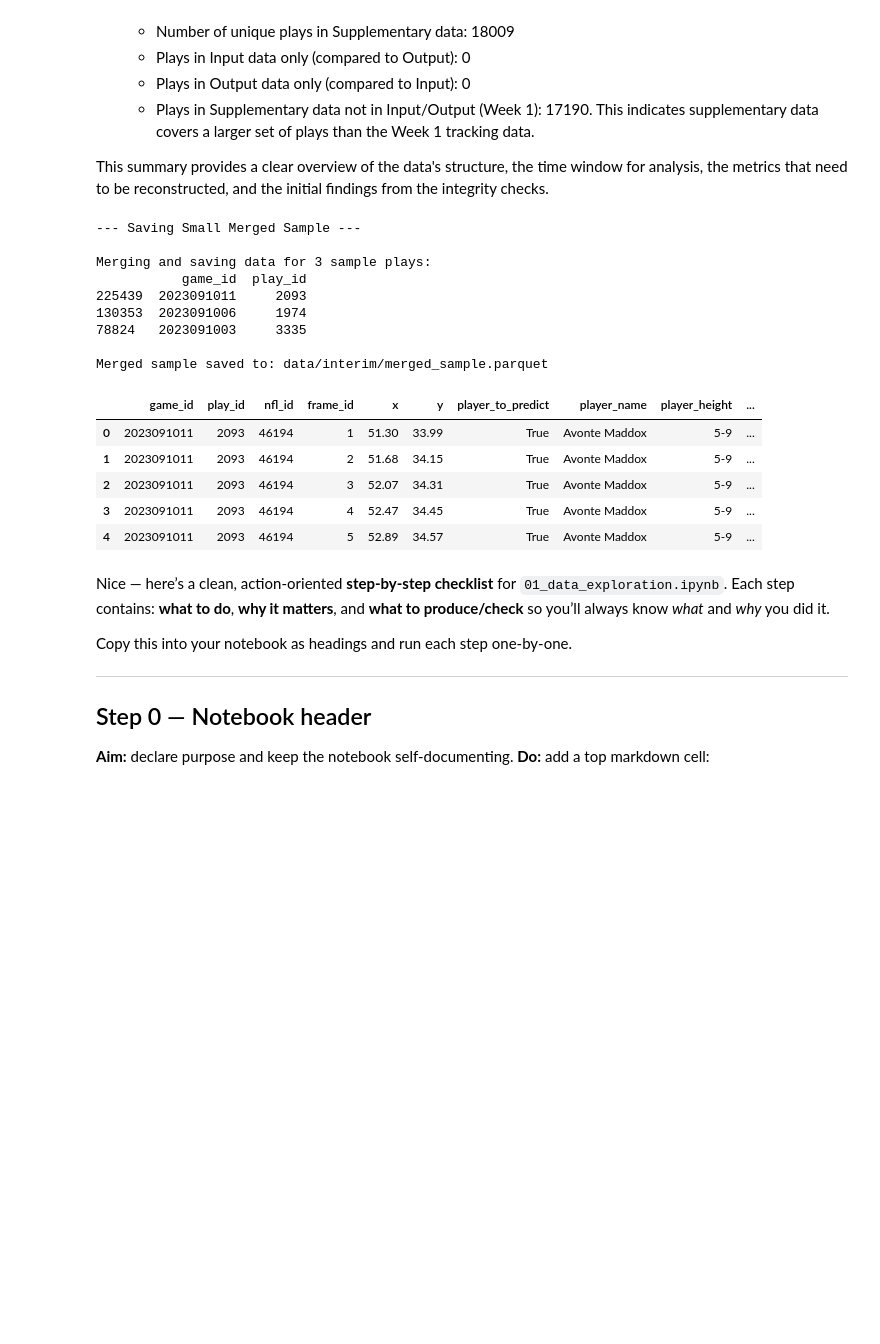
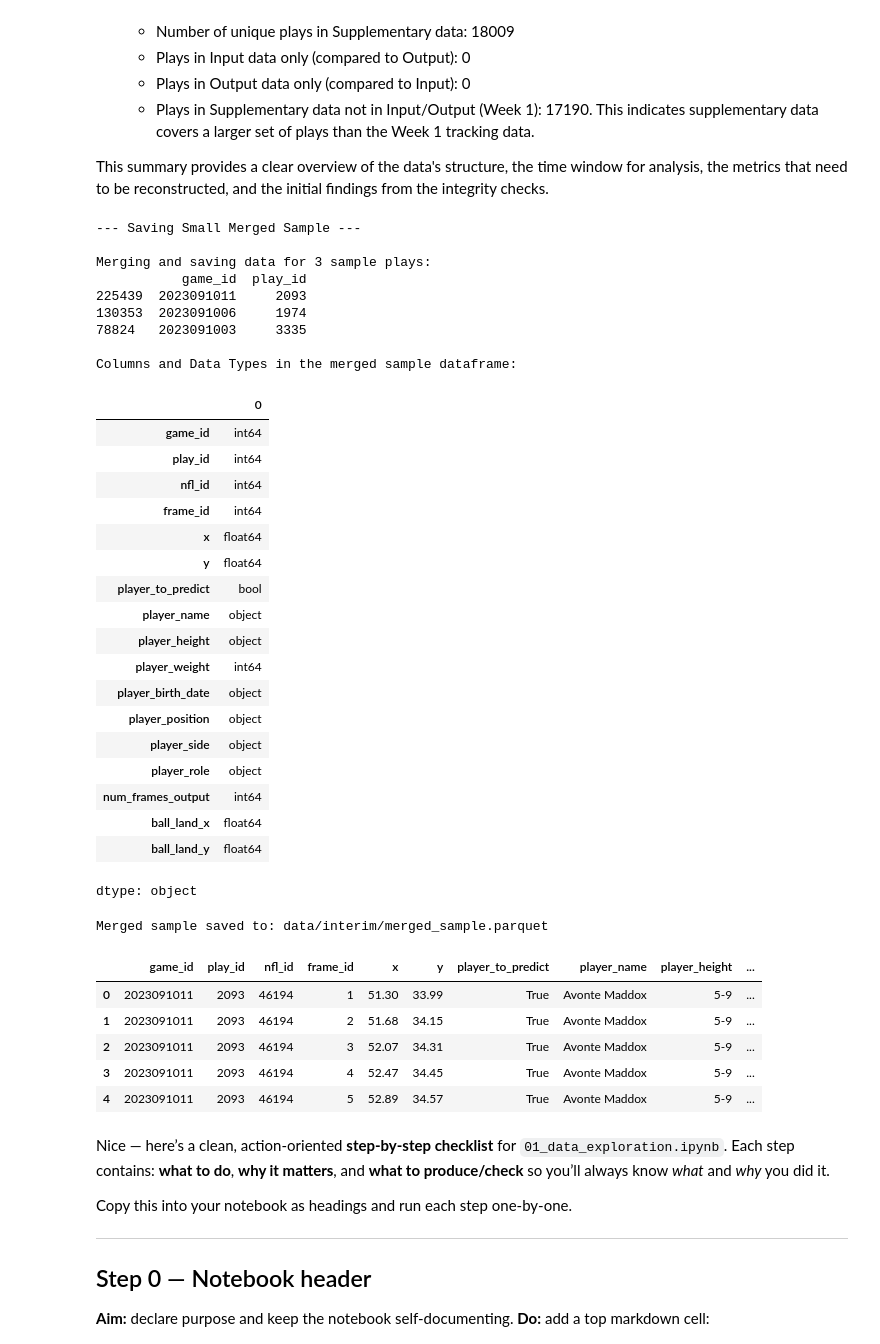
Before and after one commit to muma005/nfl-ball-flight-analysis, a Jupyter notebook: notebooks/00_data_exploration.ipynb, the cells around one changed output. Cells and saved outputs as stored; diff of their text form; code cells hidden in the pictures; blank space fills up the shorter version.

```diff
--- a/notebooks/00_data_exploration.ipynb
+++ b/notebooks/00_data_exploration.ipynb
@@ -811,9 +791,6 @@ if 'week1_input_df' in locals() and week1_input_df is not None and 'week1_output
         # However, the plan implies merging on game_id, play_id, nfl_id for player attributes + ball_land
         # and then having output frames. A full merge on all keys might not work directly due to different frame ranges.
 
-        # Let's refine the merge strategy based on the plan's "Do" which mentions
-        # "containing both input columns (player attributes + ball_land) and output frames for those plays."
-
         # Get input data with player attributes and ball_land info for these plays
         input_attributes = play_input_df[['game_id', 'play_id', 'nfl_id', 'player_to_predict', 'player_name',
                                            'player_height', 'player_weight', 'player_birth_date', 'player_position',
@@ -826,40 +803,64 @@ if 'week1_input_df' in locals() and week1_input_df is not None and 'week1_output
         # We'll merge on game_id, play_id, nfl_id
         merged_play_df = pd.merge(output_frames, input_attributes, on=['game_id', 'play_id', 'nfl_id'], how='left')
 
         merged_sample_df = pd.concat([merged_sample_df, merged_play_df])
+
+    # Display the columns and their data types of the merged dataframe
+    print("\nColumns and Data Types in the merged sample dataframe:")
+    display(merged_sample_df.dtypes)
 
     # Define the output directory and file path
     output_dir = Path('data/interim')
     output_dir.mkdir(parents=True, exist_ok=True) # Create directory if it doesn't exist
     output_file_path = output_dir / 'merged_sample.parquet'
 
     # Save the merged sample to a Parquet file
     try:
         merged_sample_df.to_parquet(output_file_path, index=False)
         print(f"\nMerged sample saved to: {output_file_path}")
         display(merged_sample_df.head()) # Display head of the saved sample
     except Exception as e:
         print(f"Error saving merged sample to Parquet: {e}")
 
 
 else:
     print("Input or Output DataFrame not loaded. Skipping saving merged sample.")
 # %% [output]
 --- Saving Small Merged Sample ---
 
 Merging and saving data for 3 sample plays:
            game_id  play_id
 225439  2023091011     2093
 130353  2023091006     1974
 78824   2023091003     3335
 
-Merged sample saved to: data/interim/merged_sample.parquet
+Columns and Data Types in the merged sample dataframe:
-|  | game_id | play_id | nfl_id | frame_id | x | y | player_to_predict | player_name | player_height | ... |
-| 0 | 2023091011 | 2093 | 46194 | 1 | 51.30 | 33.99 | True | Avonte Maddox | 5-9 | ... |
-| 1 | 2023091011 | 2093 | 46194 | 2 | 51.68 | 34.15 | True | Avonte Maddox | 5-9 | ... |
-| 2 | 2023091011 | 2093 | 46194 | 3 | 52.07 | 34.31 | True | Avonte Maddox | 5-9 | ... |
-| 3 | 2023091011 | 2093 | 46194 | 4 | 52.47 | 34.45 | True | Avonte Maddox | 5-9 | ... |
-| 4 | 2023091011 | 2093 | 46194 | 5 | 52.89 | 34.57 | True | Avonte Maddox | 5-9 | ... |
+|  | 0 |
+| game_id | int64 |
+| play_id | int64 |
+| nfl_id | int64 |
+| frame_id | int64 |
+| x | float64 |
+| y | float64 |
+| player_to_predict | bool |
+| player_name | object |
+| player_height | object |
+| player_weight | int64 |
+| player_birth_date | object |
+| player_position | object |
+| player_side | object |
+| player_role | object |
+| num_frames_output | int64 |
+| ball_land_x | float64 |
+| ball_land_y | float64 |
+dtype: object
+Merged sample saved to: data/interim/merged_sample.parquet
+|  | game_id | play_id | nfl_id | frame_id | x | y | player_to_predict | player_name | player_height | ... |
+| 0 | 2023091011 | 2093 | 46194 | 1 | 51.30 | 33.99 | True | Avonte Maddox | 5-9 | ... |
+| 1 | 2023091011 | 2093 | 46194 | 2 | 51.68 | 34.15 | True | Avonte Maddox | 5-9 | ... |
+| 2 | 2023091011 | 2093 | 46194 | 3 | 52.07 | 34.31 | True | Avonte Maddox | 5-9 | ... |
+| 3 | 2023091011 | 2093 | 46194 | 4 | 52.47 | 34.45 | True | Avonte Maddox | 5-9 | ... |
+| 4 | 2023091011 | 2093 | 46194 | 5 | 52.89 | 34.57 | True | Avonte Maddox | 5-9 | ... |
 # %% [markdown]
 Nice — here’s a clean, action-oriented **step-by-step checklist** for `01_data_exploration.ipynb`.
 Each step contains: **what to do**, **why it matters**, and **what to produce/check** so you’ll always know *what* and *why* you did it.
```
Also changed, not shown: parts of 3 cells of this notebook.
